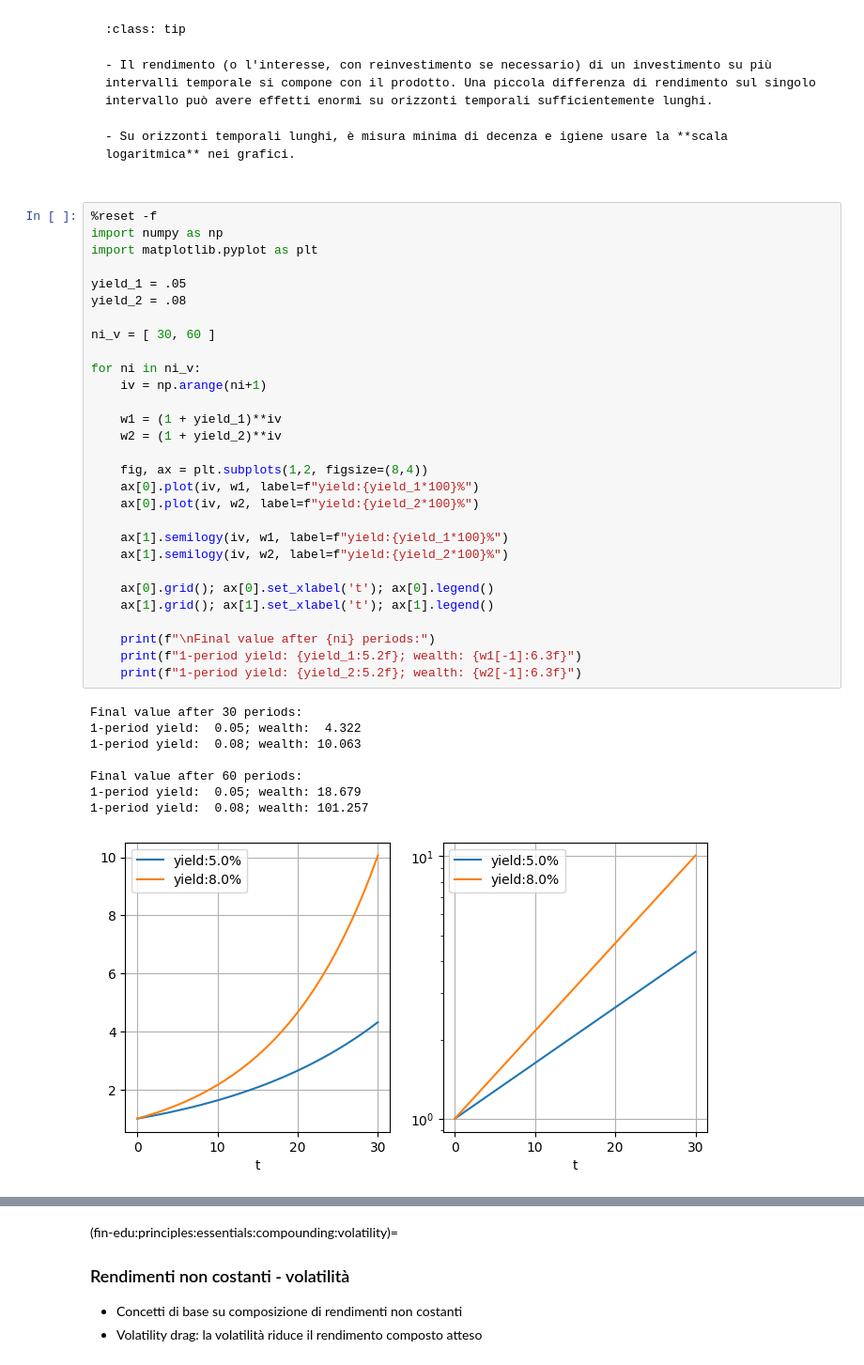
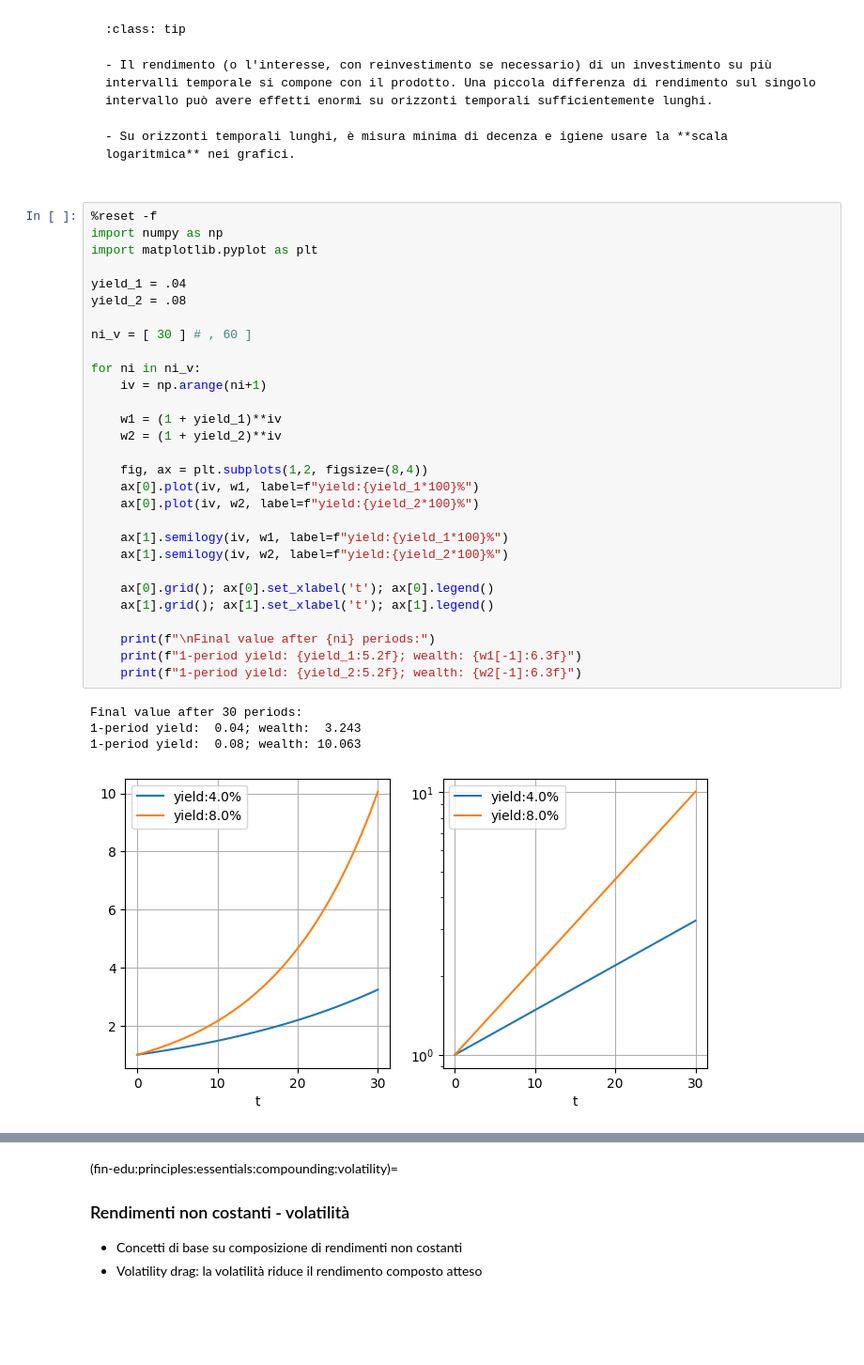
Before and after one commit to Basics2022/bbooks-financial-edu, a Jupyter notebook: _build/jupyter_execute/ch/principles/essentials.ipynb, the cells around one changed output, grey strips where cells are left out. Shown: that part at 94% size. Drawn from its saved outputs; the diff is of its cells as text; blank space fills up the shorter version.

```diff
--- a/_build/jupyter_execute/ch/principles/essentials.ipynb
+++ b/_build/jupyter_execute/ch/principles/essentials.ipynb
@@ -48,38 +48,34 @@ Breve nota sull'[inflazione italiana negli ultimi anni](fin-edu:inflation). Se n
 # %%
 %reset -f
 import numpy as np
 import matplotlib.pyplot as plt
 
-yield_1 = .05
+yield_1 = .04
 yield_2 = .08
 
-ni_v = [ 30, 60 ]
+ni_v = [ 30 ] # , 60 ]
 
 for ni in ni_v:
     iv = np.arange(ni+1)
 
     w1 = (1 + yield_1)**iv
     w2 = (1 + yield_2)**iv
 
     fig, ax = plt.subplots(1,2, figsize=(8,4))
     ax[0].plot(iv, w1, label=f"yield:{yield_1*100}%")
     ax[0].plot(iv, w2, label=f"yield:{yield_2*100}%")
 
     ax[1].semilogy(iv, w1, label=f"yield:{yield_1*100}%")
     ax[1].semilogy(iv, w2, label=f"yield:{yield_2*100}%")
 
     ax[0].grid(); ax[0].set_xlabel('t'); ax[0].legend()
     ax[1].grid(); ax[1].set_xlabel('t'); ax[1].legend()
 
     print(f"\nFinal value after {ni} periods:")
     print(f"1-period yield: {yield_1:5.2f}; wealth: {w1[-1]:6.3f}")
     print(f"1-period yield: {yield_2:5.2f}; wealth: {w2[-1]:6.3f}")
 # %% [output]
 Final value after 30 periods:
-1-period yield:  0.05; wealth:  4.322
+1-period yield:  0.04; wealth:  3.243
 1-period yield:  0.08; wealth: 10.063
-
-Final value after 60 periods:
-1-period yield:  0.05; wealth: 18.679
-1-period yield:  0.08; wealth: 101.257
-[figure, old version]
+[figure, new version]
```
Also changed, not shown: parts of 12 cells of this notebook, 44 other files.
